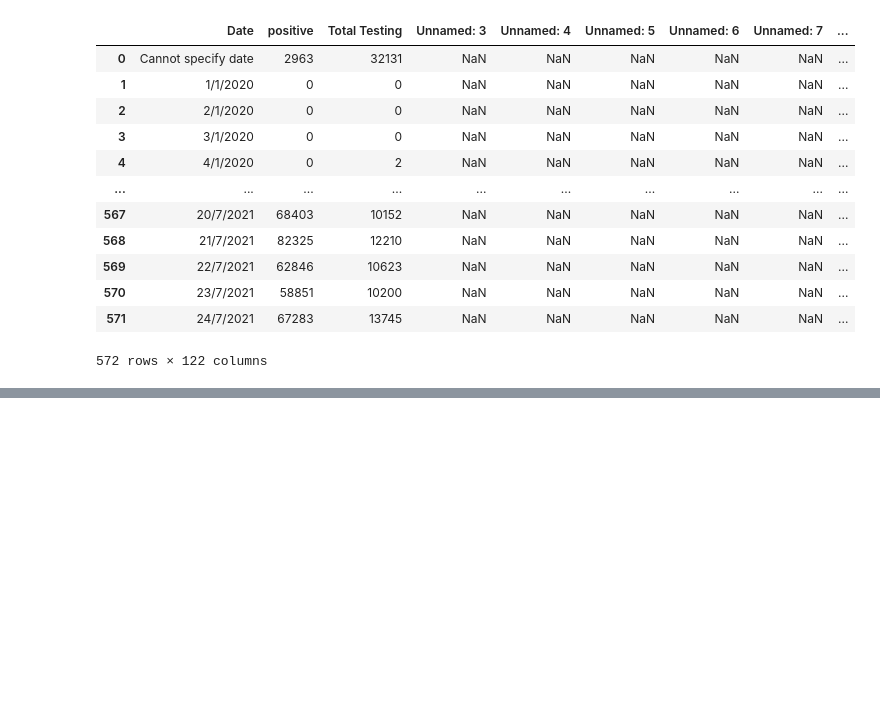
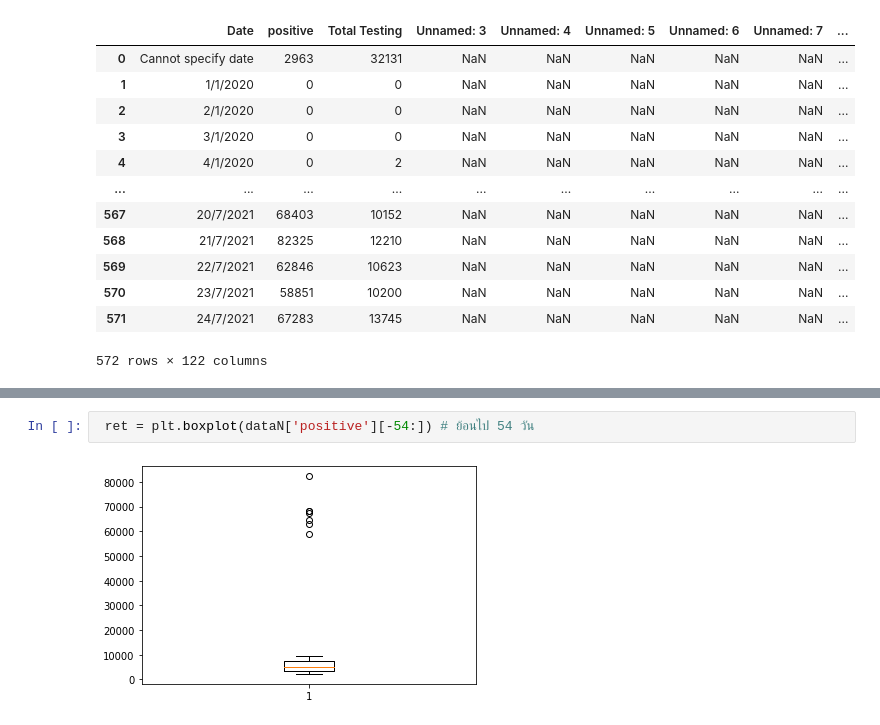
Before and after one commit to SupidchayaTangkidwanich/DWDM21, a Jupyter notebook: Data102.ipynb, the cells around one changed output, grey strips where cells are left out. Cells and saved outputs as stored; diff of their text form; blank space fills up the shorter version.

```diff
--- a/Data102.ipynb
+++ b/Data102.ipynb
@@ -34,0 +197,4 @@ data
+# %%
+ ret = plt.boxplot(dataN['positive'][-54:]) # ย้อนไป 54 วัน
+# %% [output]
+[figure, added]
```
Also changed, not shown: parts of 25 cells of this notebook.
